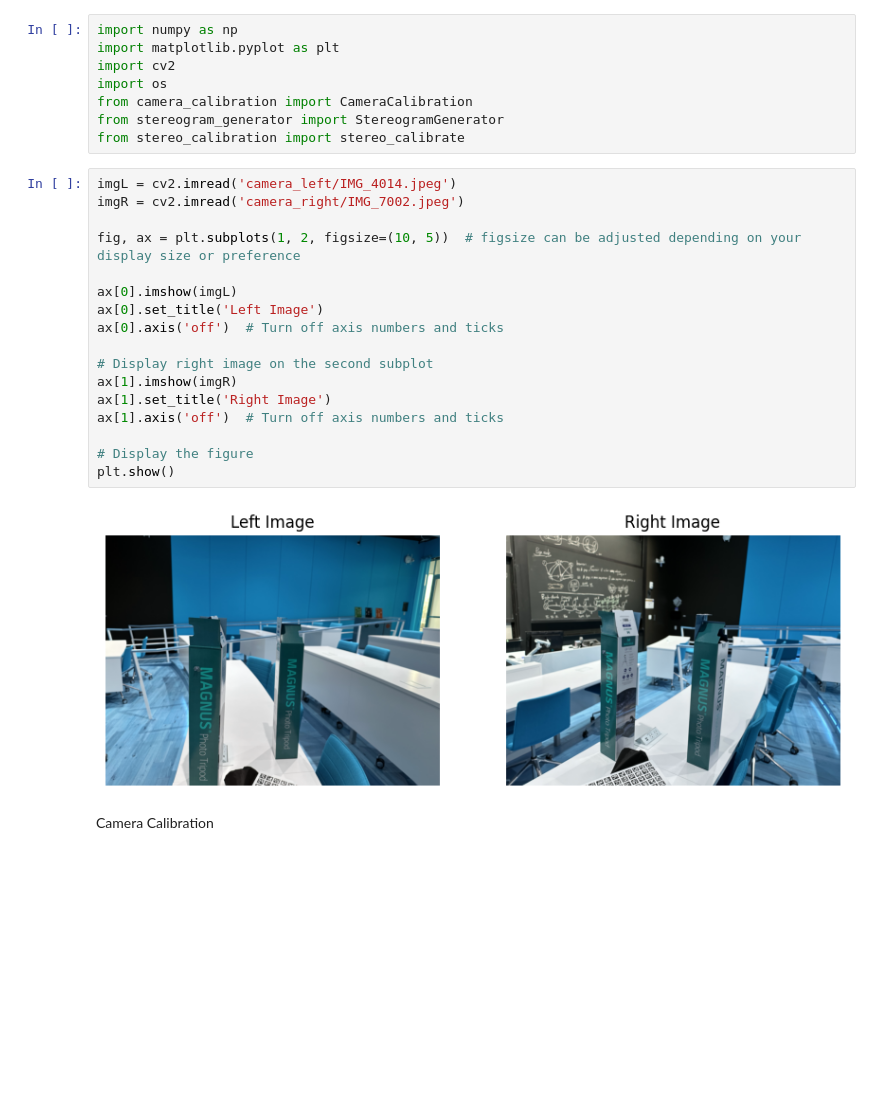
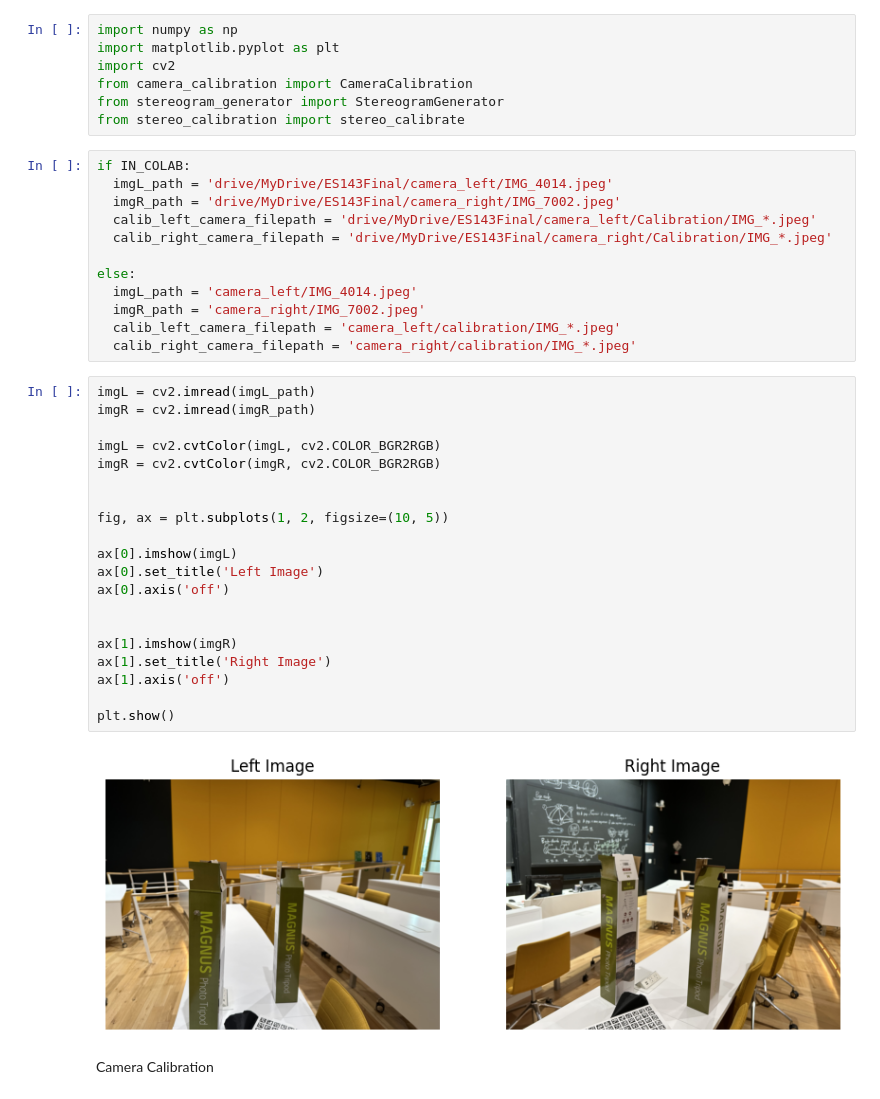
Before and after one commit to ahmtox/stereo-matching, a Jupyter notebook: lab_deliverable.ipynb, the cells around one changed output. Saved outputs shown, nothing was run; the diff lists cells and outputs as text; blank space fills up the shorter version.

Commit message:
modified notebook to by runable on Colab

```diff
--- a/lab_deliverable.ipynb
+++ b/lab_deliverable.ipynb
@@ -2,29 +34,43 @@
 import numpy as np
 import matplotlib.pyplot as plt
 import cv2
-import os
 from camera_calibration import CameraCalibration
 from stereogram_generator import StereogramGenerator
 from stereo_calibration import stereo_calibrate
+# %%
+if IN_COLAB:
+  imgL_path = 'drive/MyDrive/ES143Final/camera_left/IMG_4014.jpeg'
+  imgR_path = 'drive/MyDrive/ES143Final/camera_right/IMG_7002.jpeg'
+  calib_left_camera_filepath = 'drive/MyDrive/ES143Final/camera_left/Calibration/IMG_*.jpeg'
+  calib_right_camera_filepath = 'drive/MyDrive/ES143Final/camera_right/Calibration/IMG_*.jpeg'
+
+else:
+  imgL_path = 'camera_left/IMG_4014.jpeg'
+  imgR_path = 'camera_right/IMG_7002.jpeg'
+  calib_left_camera_filepath = 'camera_left/calibration/IMG_*.jpeg'
+  calib_right_camera_filepath = 'camera_right/calibration/IMG_*.jpeg'
 # %%
-imgL = cv2.imread('camera_left/IMG_4014.jpeg')
-imgR = cv2.imread('camera_right/IMG_7002.jpeg')
+imgL = cv2.imread(imgL_path)
+imgR = cv2.imread(imgR_path)
 
-fig, ax = plt.subplots(1, 2, figsize=(10, 5))  # figsize can be adjusted depending on your display size or preference
+imgL = cv2.cvtColor(imgL, cv2.COLOR_BGR2RGB)
+imgR = cv2.cvtColor(imgR, cv2.COLOR_BGR2RGB)
+
+
+fig, ax = plt.subplots(1, 2, figsize=(10, 5))
 
 ax[0].imshow(imgL)
 ax[0].set_title('Left Image')
-ax[0].axis('off')  # Turn off axis numbers and ticks
+ax[0].axis('off')
 
-# Display right image on the second subplot
+
 ax[1].imshow(imgR)
 ax[1].set_title('Right Image')
-ax[1].axis('off')  # Turn off axis numbers and ticks
+ax[1].axis('off')
 
-# Display the figure
 plt.show()
 # %% [output]
-[figure, old version]
+[figure, new version]
 # %% [markdown]
 Camera Calibration
 # %%
```
Also changed, not shown: parts of 6 cells of this notebook.
